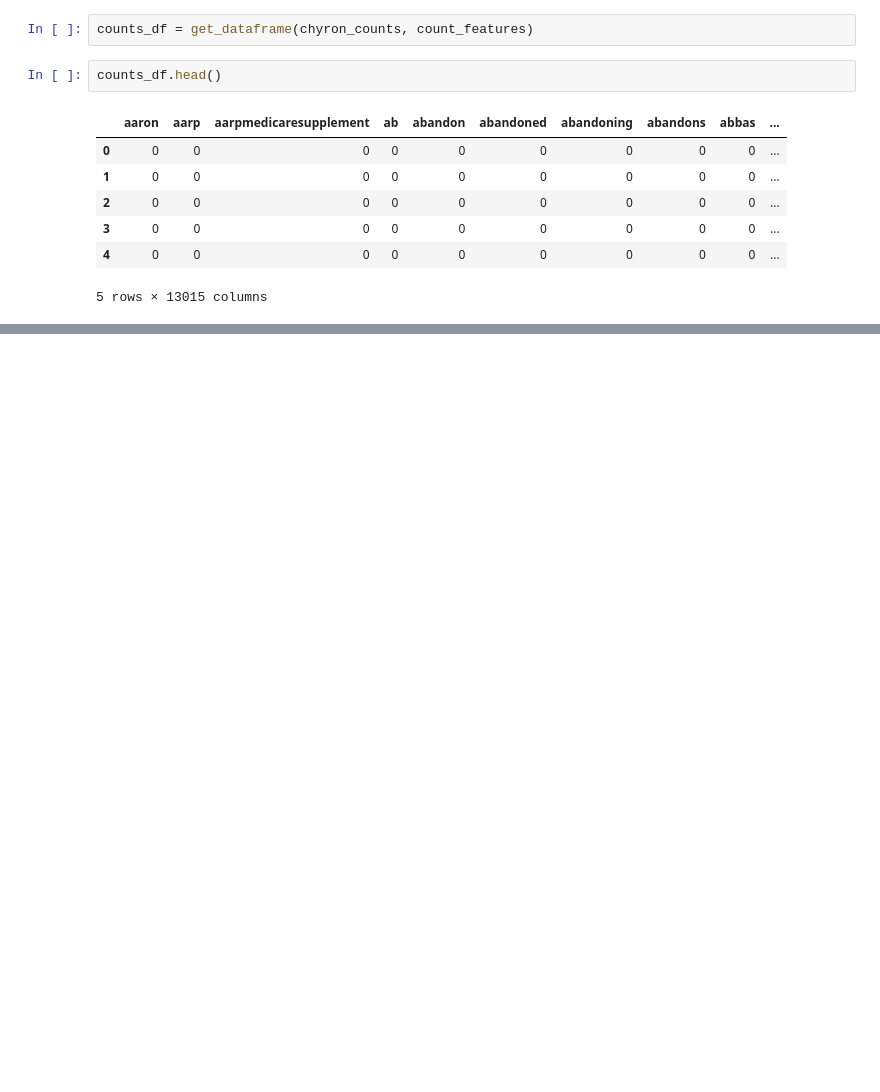
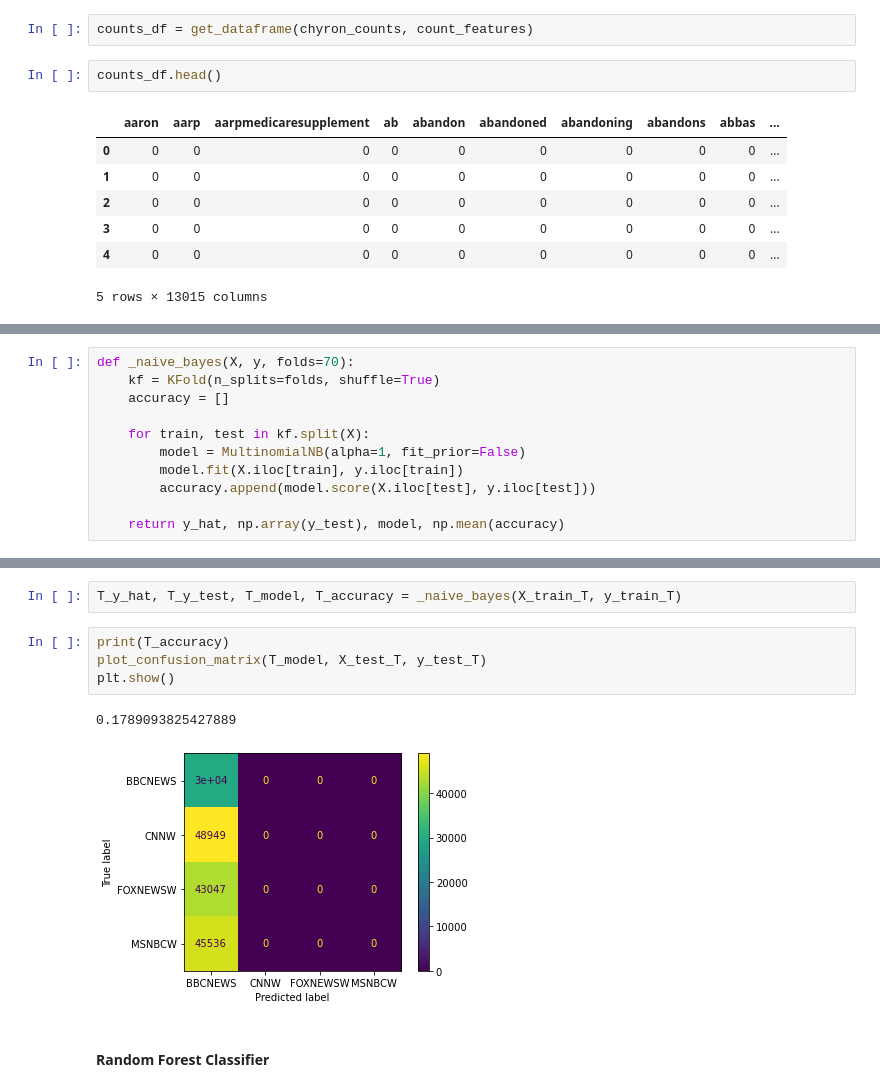
Before and after one commit to leckieje/chyrons_nlp, a Jupyter notebook: chyrons_book.ipynb, the cells around one changed output, grey strips where cells are left out. Drawn from its saved outputs; the diff is of its cells as text; blank space fills up the shorter version.

```diff
--- a/chyrons_book.ipynb
+++ b/chyrons_book.ipynb
@@ -693,0 +672,11 @@ FOXNEWSW:43070 --> 25.71%
+# %%
+def _naive_bayes(X, y, folds=70):
+    kf = KFold(n_splits=folds, shuffle=True)
+    accuracy = []
+
+    for train, test in kf.split(X):
+        model = MultinomialNB(alpha=1, fit_prior=False)
+        model.fit(X.iloc[train], y.iloc[train])
+        accuracy.append(model.score(X.iloc[test], y.iloc[test]))
+
+    return y_hat, np.array(y_test), model, np.mean(accuracy)
@@ -693,0 +717,11 @@ FOXNEWSW:43070 --> 25.71%
+# %%
+T_y_hat, T_y_test, T_model, T_accuracy = _naive_bayes(X_train_T, y_train_T)
+# %%
+print(T_accuracy)
+plot_confusion_matrix(T_model, X_test_T, y_test_T)
+plt.show()
+# %% [output]
+0.1789093825427889
+[figure, added]
+# %% [markdown]
+#### Random Forest Classifier
```
Also changed, not shown: parts of 50 cells of this notebook.
